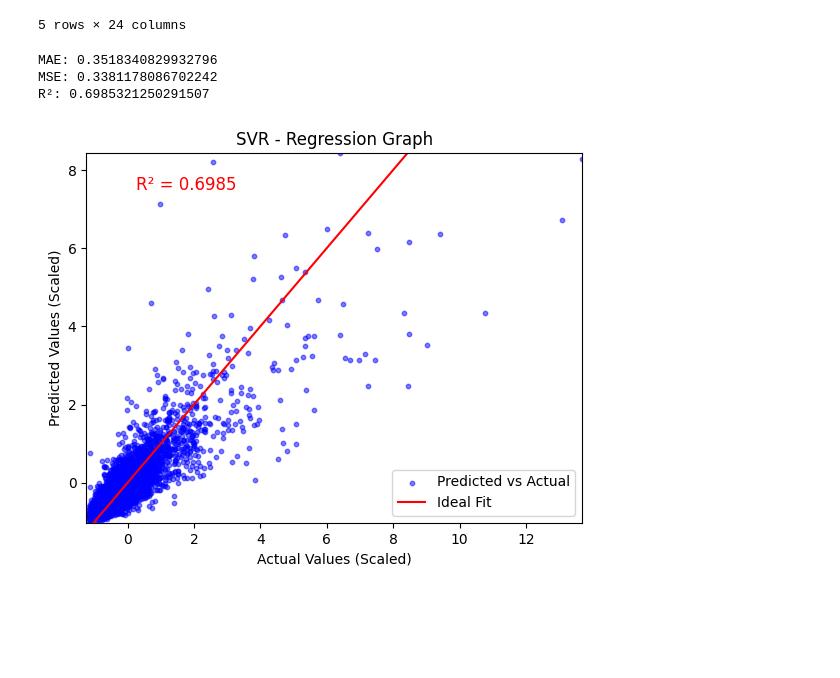
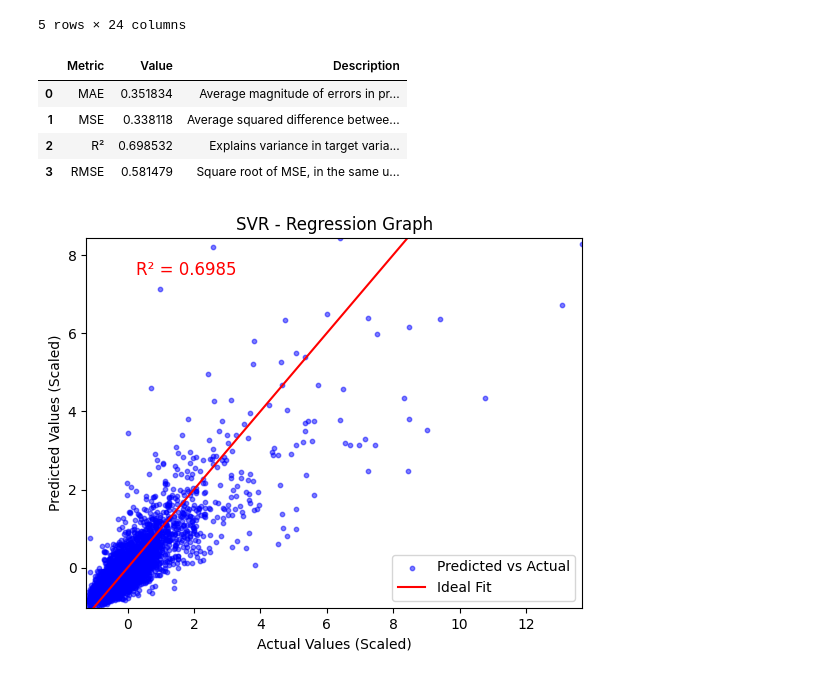
Before and after one commit to sbogde/scikit-regressions-and-confessions, a Jupyter notebook: assess_svr_kc_houses.ipynb, the cells around one changed output. Saved outputs shown, nothing was run; the diff lists cells and outputs as text; code cells hidden in the pictures; blank space fills up the shorter version.

```diff
--- a/assess_svr_kc_houses.ipynb
+++ b/assess_svr_kc_houses.ipynb
@@ -312,39 +312,54 @@ X_train, X_test, y_train, y_test = train_test_split(X_scaled, y_scaled, test_siz
 # regressor = SVR(kernel='rbf', C=3, epsilon=0.4) #0.6713
 # regressor = SVR(kernel='rbf', C=4) #0.6643
 # regressor = SVR(kernel='rbf', C=5) #0.6618
 # regressor = SVR(kernel='rbf', C=5, epsilon=0.2) #0.6648
 # regressor = SVR(kernel='rbf', C=5, epsilon=0.3) #0.6673
 # regressor = SVR(kernel='rbf', C=5, epsilon=0.3, gamma='auto') #0.6669
 # regressor = SVR(kernel='rbf', C=5, epsilon=0.3, gamma=0.01) #0.6974
 # regressor = SVR(kernel='rbf', C=5, epsilon=0.3, gamma=0.011) #0.6981
 regressor = SVR(kernel='rbf', C=5, epsilon=0.3, gamma=0.012) #0.6985
 # regressor = SVR(kernel='rbf', C=5, epsilon=0.3, gamma=0.013) #0.6982
 # regressor = SVR(kernel='rbf', C=5, epsilon=0.3, gamma=0.015) #0.6971
 # regressor = SVR(kernel='rbf', C=5, epsilon=0.3, gamma=0.005) #0.6893
 # regressor = SVR(kernel='rbf', C=5, epsilon=0.4) #0.6664
 # regressor = SVR(kernel='rbf', C=5, epsilon=0.5) #0.6651
 # regressor = SVR(kernel='rbf', C=6) #0.6581
 # regressor = SVR(kernel='rbf', C=10) #0.6470
 # regressor = SVR(kernel='rbf', C=12) #0.6419
 
 # Fit the model
 regressor.fit(X_train, y_train)
 
 # Predict on test set
 y_pred = regressor.predict(X_test)
 
 # Evaluate the model
 mae = mean_absolute_error(y_test, y_pred)
 mse = mean_squared_error(y_test, y_pred)
+rmse = np.sqrt(mse)
 r2 = r2_score(y_test, y_pred)
 
-print(f"MAE: {mae}")
-print(f"MSE: {mse}")
-print(f"R²: {r2}")
+# Create a dictionary of metrics
+metrics = {
+    "Metric": ["MAE", "MSE", "R²", "RMSE"],
+    "Value": [mae, mse, r2, rmse],
+    "Description": [
+        "Average magnitude of errors in predictions",
+        "Average squared difference between predictions and actual values",
+        "Explains variance in target variable (closer to 1 is better)",
+        "Square root of MSE, in the same unit as target"
+    ]
+}
+
+# Convert to DataFrame and display
+metrics_df = pd.DataFrame(metrics)
+metrics_df
 # %% [output]
-MAE: 0.3518340829932796
-MSE: 0.3381178086702242
-R²: 0.6985321250291507
+|  | Metric | Value | Description |
+| 0 | MAE | 0.351834 | Average magnitude of errors in pr... |
+| 1 | MSE | 0.338118 | Average squared difference betwee... |
+| 2 | R² | 0.698532 | Explains variance in target varia... |
+| 3 | RMSE | 0.581479 | Square root of MSE, in the same u... |
 # %%
 # Scatter plot of actual vs predicted values
 plt.scatter(y_test, y_pred, color="b", label="Predicted vs Actual", alpha=0.5, s=10)
```
Also changed, not shown: parts of 1 cell of this notebook.
